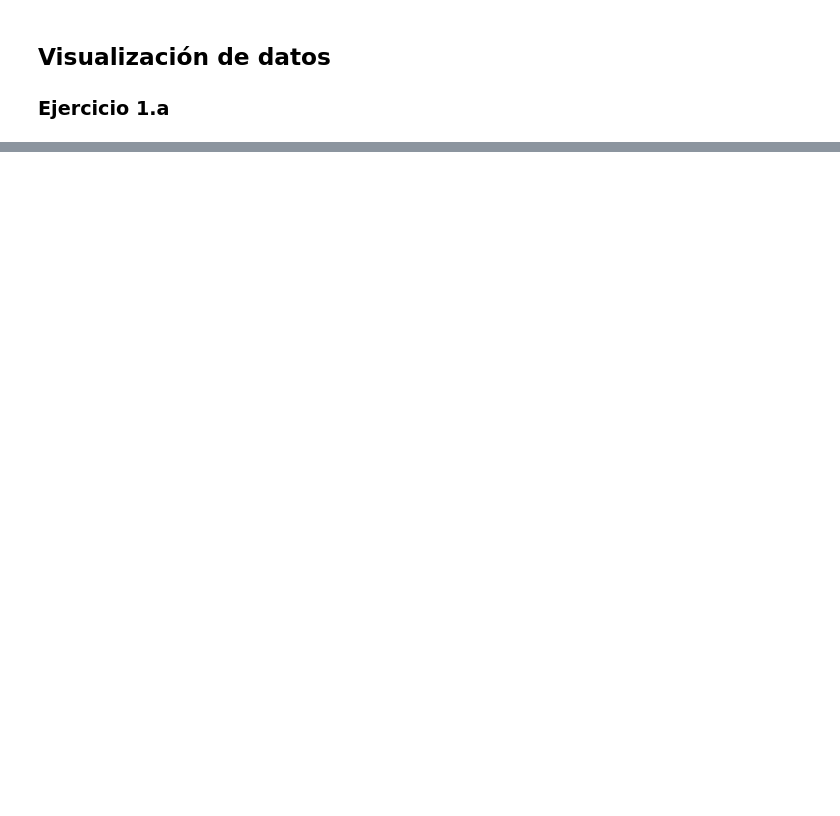
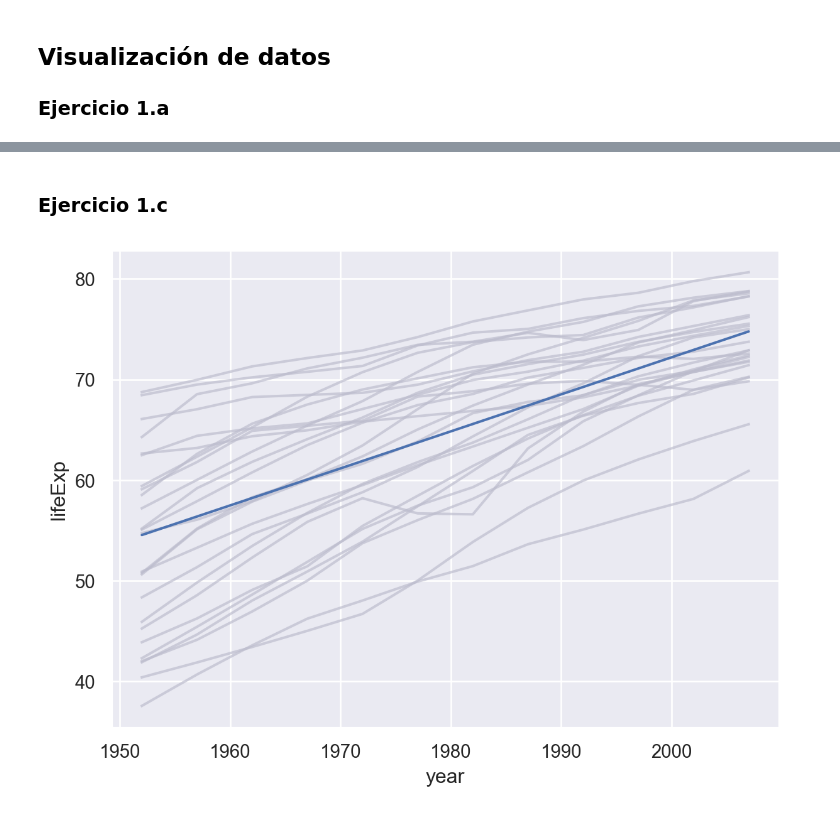
Before and after one commit to santiago-paz/ejercicios-laboratorio-datos-uba, a Jupyter notebook: Prácticas/Práctica-3/soluciones_práctica-3_notebook.ipynb, the cells around one changed output, grey strips where cells are left out. Cells and saved outputs as stored; diff of their text form; code cells hidden in the pictures; blank space fills up the shorter version.

```diff
--- a/Prácticas/Práctica-3/soluciones_práctica-3_notebook.ipynb
+++ b/Prácticas/Práctica-3/soluciones_práctica-3_notebook.ipynb
@@ -29,0 +41,17 @@ so.Plot(data = datosArgentina , x = "year", y = "lifeExp")
+# %% [markdown]
+### Ejercicio 1.c
+# %%
+# Código 1
+(
+    so.Plot(data = paisesAmerica, x = "year", y = "lifeExp", group="country")
+    .add(so.Lines(color="#bbca"))
+    .add(so.Line(), so.PolyFit (1))
+)
+# Código 2, este es el código correcto para crear una curva de tendencia lineal  de la esperanza de vida en los países de América. La diferencia con el código 1 es que el primero genera una curva de tendencia lineal para cada país, mientras que el segundo genera una única curva de tendencia lineal para todos los países de América.
+(
+    so.Plot(data = paisesAmerica, x = "year", y = "lifeExp")
+    .add(so.Lines(color="#bbca"), group="country")
+    .add(so.Line(), so.PolyFit (1))
+)
+# %% [output]
+[figure, added]
```
Also changed, not shown: parts of 5 cells of this notebook.
